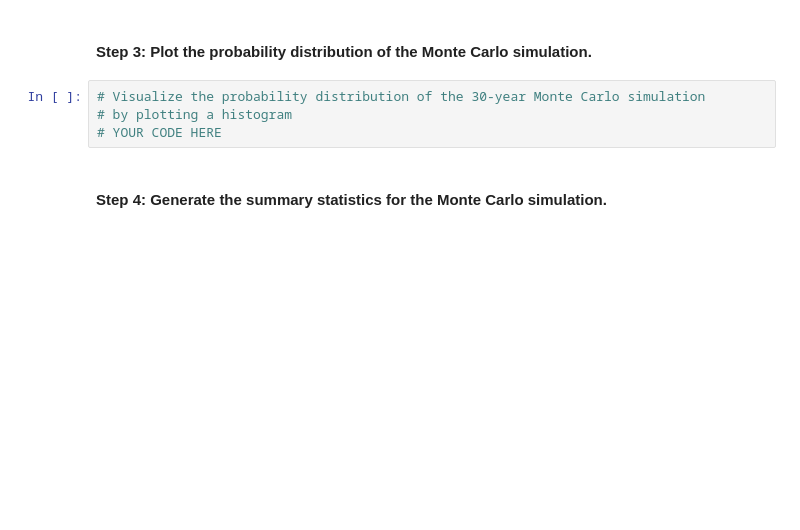
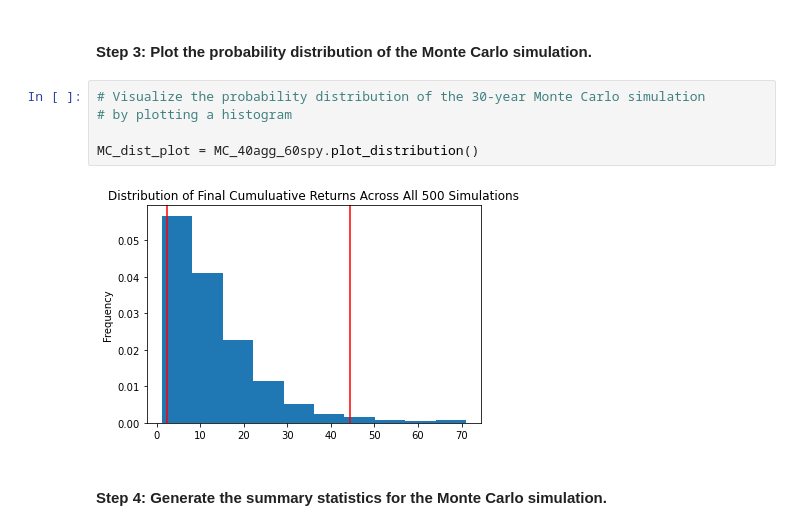
Before and after one commit to MichaelRDionne/Module-5-Challenge-, a Jupyter notebook: financial_planning_tools.ipynb, the cells around one changed output. Drawn from its saved outputs; the diff is of its cells as text; blank space fills up the shorter version.

```diff
--- a/financial_planning_tools.ipynb
+++ b/financial_planning_tools.ipynb
@@ -485,7 +540,10 @@ In this section, you’ll use the MCForecastTools library to create a Monte Carl
 # %%
 # Visualize the probability distribution of the 30-year Monte Carlo simulation
 # by plotting a histogram
-# YOUR CODE HERE
+
+MC_dist_plot = MC_40agg_60spy.plot_distribution()
+# %% [output]
+[figure, added]
 # %% [markdown]
 #### Step 4: Generate the summary statistics for the Monte Carlo simulation.
 # %%
```
Also changed, not shown: parts of 19 cells of this notebook.
